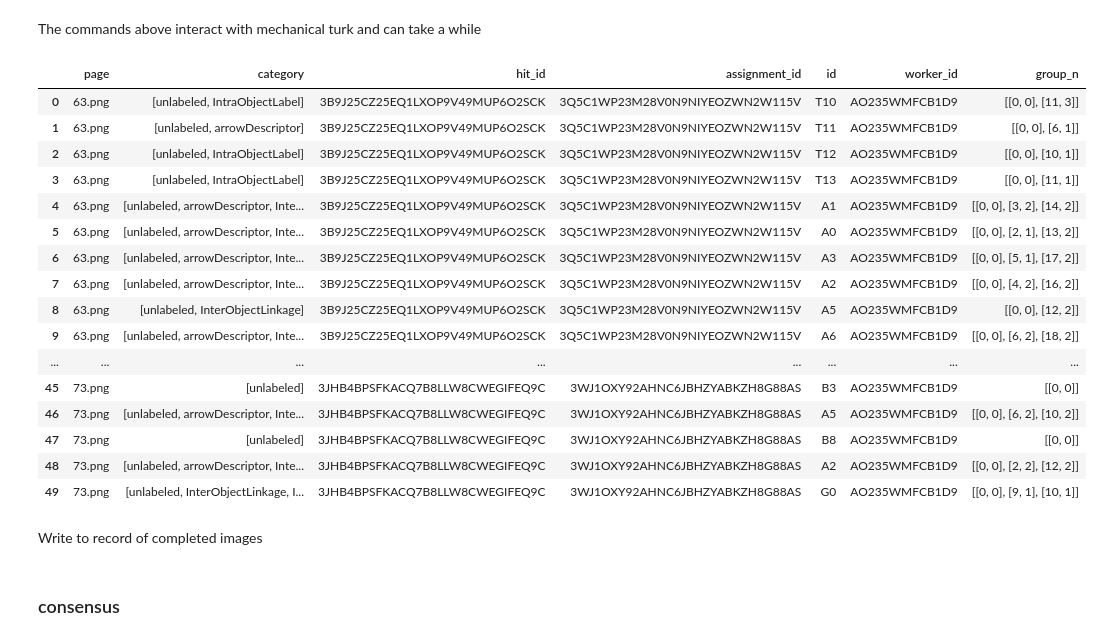
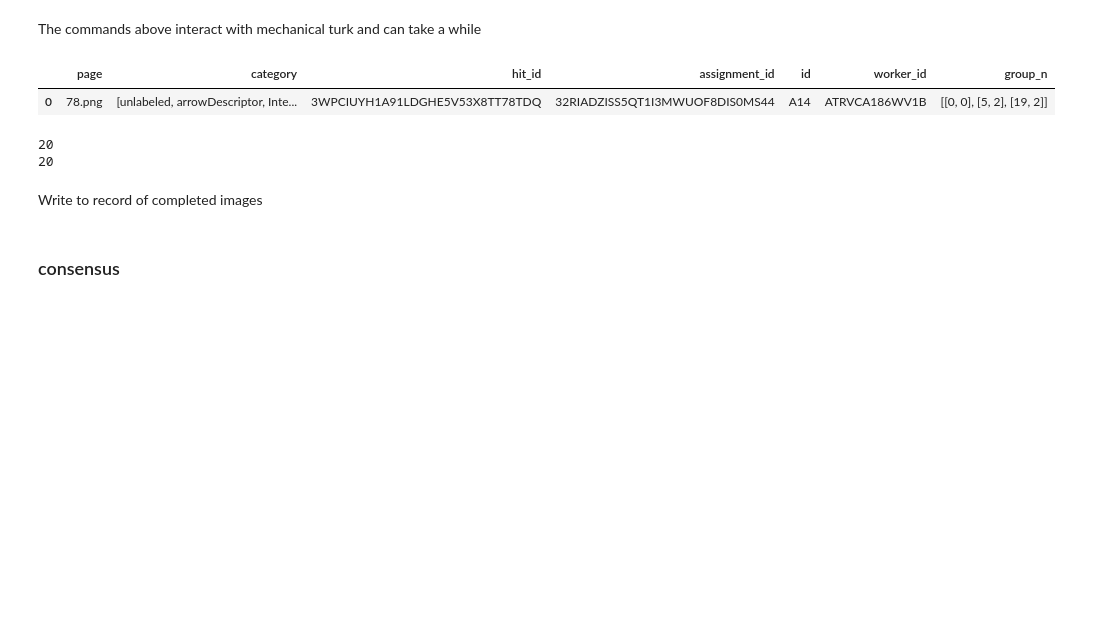
Before and after one commit to drschwenk/notebooks, a Jupyter notebook: shining_wc_anno/wc_annotation_driver.ipynb, the cells around one changed output. Cells and saved outputs as stored; diff of their text form; code cells hidden in the pictures; blank space fills up the shorter version.

Commit message:
submitted bulf of diagram annotation HITs
awaiting results

```diff
--- a/shining_wc_anno/wc_annotation_driver.ipynb
+++ b/shining_wc_anno/wc_annotation_driver.ipynb
@@ -173,30 +176,18 @@ The commands above interact with mechanical turk and can take a while
 # %%
 results_df_shining_batch = amt_util.make_shining_results_df(raw_hit_results_current_batch)
 # %%
-results_df_shining_batch.head(50)
+results_df_shining_batch.head(1)
 # %% [output]
 |  | page | category | hit_id | assignment_id | id | worker_id | group_n |
-| 0 | 63.png | [unlabeled, IntraObjectLabel] | 3B9J25CZ25EQ1LXOP9V49MUP6O2SCK | 3Q5C1WP23M28V0N9NIYEOZWN2W115V | T10 | AO235WMFCB1D9 | [[0, 0], [11, 3]] |
-| 1 | 63.png | [unlabeled, arrowDescriptor] | 3B9J25CZ25EQ1LXOP9V49MUP6O2SCK | 3Q5C1WP23M28V0N9NIYEOZWN2W115V | T11 | AO235WMFCB1D9 | [[0, 0], [6, 1]] |
-| 2 | 63.png | [unlabeled, IntraObjectLabel] | 3B9J25CZ25EQ1LXOP9V49MUP6O2SCK | 3Q5C1WP23M28V0N9NIYEOZWN2W115V | T12 | AO235WMFCB1D9 | [[0, 0], [10, 1]] |
-| 3 | 63.png | [unlabeled, IntraObjectLabel] | 3B9J25CZ25EQ1LXOP9V49MUP6O2SCK | 3Q5C1WP23M28V0N9NIYEOZWN2W115V | T13 | AO235WMFCB1D9 | [[0, 0], [11, 1]] |
-| 4 | 63.png | [unlabeled, arrowDescriptor, Inte... | 3B9J25CZ25EQ1LXOP9V49MUP6O2SCK | 3Q5C1WP23M28V0N9NIYEOZWN2W115V | A1 | AO235WMFCB1D9 | [[0, 0], [3, 2], [14, 2]] |
-| 5 | 63.png | [unlabeled, arrowDescriptor, Inte... | 3B9J25CZ25EQ1LXOP9V49MUP6O2SCK | 3Q5C1WP23M28V0N9NIYEOZWN2W115V | A0 | AO235WMFCB1D9 | [[0, 0], [2, 1], [13, 2]] |
-| 6 | 63.png | [unlabeled, arrowDescriptor, Inte... | 3B9J25CZ25EQ1LXOP9V49MUP6O2SCK | 3Q5C1WP23M28V0N9NIYEOZWN2W115V | A3 | AO235WMFCB1D9 | [[0, 0], [5, 1], [17, 2]] |
-| 7 | 63.png | [unlabeled, arrowDescriptor, Inte... | 3B9J25CZ25EQ1LXOP9V49MUP6O2SCK | 3Q5C1WP23M28V0N9NIYEOZWN2W115V | A2 | AO235WMFCB1D9 | [[0, 0], [4, 2], [16, 2]] |
-| 8 | 63.png | [unlabeled, InterObjectLinkage] | 3B9J25CZ25EQ1LXOP9V49MUP6O2SCK | 3Q5C1WP23M28V0N9NIYEOZWN2W115V | A5 | AO235WMFCB1D9 | [[0, 0], [12, 2]] |
-| 9 | 63.png | [unlabeled, arrowDescriptor, Inte... | 3B9J25CZ25EQ1LXOP9V49MUP6O2SCK | 3Q5C1WP23M28V0N9NIYEOZWN2W115V | A6 | AO235WMFCB1D9 | [[0, 0], [6, 2], [18, 2]] |
-| ... | ... | ... | ... | ... | ... | ... | ... |
-| 45 | 73.png | [unlabeled] | 3JHB4BPSFKACQ7B8LLW8CWEGIFEQ9C | 3WJ1OXY92AHNC6JBHZYABKZH8G88AS | B3 | AO235WMFCB1D9 | [[0, 0]] |
-| 46 | 73.png | [unlabeled, arrowDescriptor, Inte... | 3JHB4BPSFKACQ7B8LLW8CWEGIFEQ9C | 3WJ1OXY92AHNC6JBHZYABKZH8G88AS | A5 | AO235WMFCB1D9 | [[0, 0], [6, 2], [10, 2]] |
-| 47 | 73.png | [unlabeled] | 3JHB4BPSFKACQ7B8LLW8CWEGIFEQ9C | 3WJ1OXY92AHNC6JBHZYABKZH8G88AS | B8 | AO235WMFCB1D9 | [[0, 0]] |
-| 48 | 73.png | [unlabeled, arrowDescriptor, Inte... | 3JHB4BPSFKACQ7B8LLW8CWEGIFEQ9C | 3WJ1OXY92AHNC6JBHZYABKZH8G88AS | A2 | AO235WMFCB1D9 | [[0, 0], [2, 2], [12, 2]] |
-| 49 | 73.png | [unlabeled, InterObjectLinkage, I... | 3JHB4BPSFKACQ7B8LLW8CWEGIFEQ9C | 3WJ1OXY92AHNC6JBHZYABKZH8G88AS | G0 | AO235WMFCB1D9 | [[0, 0], [9, 1], [10, 1]] |
+| 0 | 78.png | [unlabeled, arrowDescriptor, Inte... | 3WPCIUYH1A91LDGHE5V53X8TT78TDQ | 32RIADZISS5QT1I3MWUOF8DIS0MS44 | A14 | ATRVCA186WV1B | [[0, 0], [5, 2], [19, 2]] |
 # %%
 anno_dir = './simpleAnnotations/'
 new_anno_dir = './newAnnotations/'
 # %%
-# _ = results_df_shining_batch.groupby('page').apply(rbuild.build_and_write_relationships, anno_dir, new_anno_dir)
+_ = results_df_shining_batch.groupby('page').apply(rbuild.build_and_write_relationships, anno_dir, new_anno_dir)
+# %% [output]
+20
+20
 # %% [markdown]
 Write to record of completed images
 # %%
```
Also changed, not shown: parts of 9 cells of this notebook, 1 other file.
